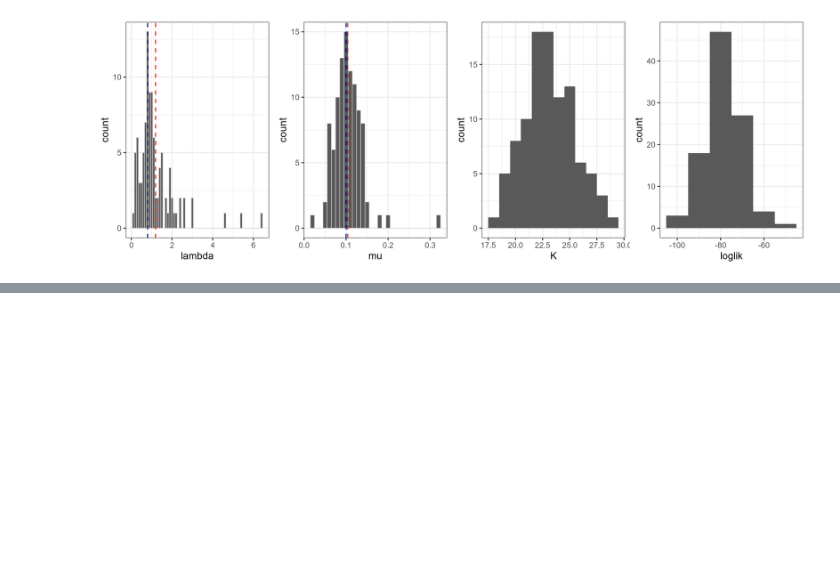
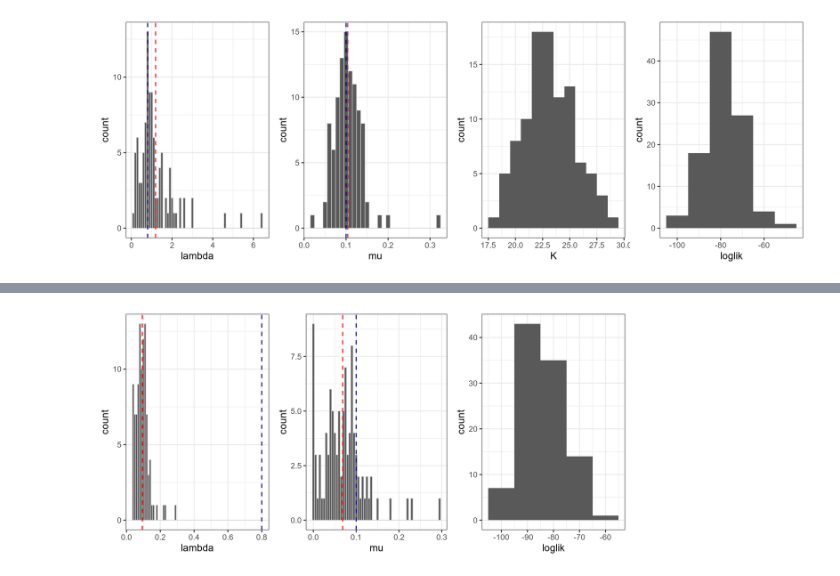
Before and after one commit to singuyenmai/bioModelling, a Jupyter notebook: macroevolution/SiNguyenMai_s4278836.ipynb, the cells around one changed output, grey strips where cells are left out. Saved outputs shown, nothing was run; the diff lists cells and outputs as text; code cells hidden in the pictures; blank space fills up the shorter version.

```diff
--- a/macroevolution/SiNguyenMai_s4278836.ipynb
+++ b/macroevolution/SiNguyenMai_s4278836.ipynb
@@ -186,0 +157,8 @@ Taken together, the estimation strongly suggests that there was density-dependen
+# %%
+# estimate the parameters with the density-independent model
+opt_data_inde <- data.frame()
+
+for (i in 1:100){
+    opt <- DDD::dd_ML(brts_data[[i]], initparsopt = c(0.8, 0.1), idparsopt=c(1,2), idparsfix=3, parsfix=Inf)
+    opt_data_inde <- rbind(opt_data_inde, opt)
+}
@@ -186,0 +175,17 @@ Taken together, the estimation strongly suggests that there was density-dependen
+# %%
+hla <- ggplot(opt_data_inde, aes(x=lambda)) + geom_histogram(binwidth = 0.01, color= "LightGray") +
+        geom_vline(aes(xintercept = 0.8), color="DarkBlue", linetype="dashed", size=1)+
+        geom_vline(aes(xintercept = mean(lambda)), color="red", linetype="dashed", size=1)+
+        theme_bw(base_size = 20)
+
+hmu <- ggplot(opt_data_inde, aes(x=mu)) + geom_histogram(binwidth = 0.005, color="LightGray") +
+        geom_vline(aes(xintercept = 0.1), color="DarkBlue", linetype="dashed", size=1)+
+        geom_vline(aes(xintercept = mean(mu)), color="red", linetype="dashed", size=1)+
+        theme_bw(base_size = 20)
+# hk <- ggplot(opt_data_inde, aes(x=K)) + geom_histogram(binwidth = 1) + theme_bw(base_size = 20)
+hl <- ggplot(opt_data_inde, aes(x=loglik)) + geom_histogram(binwidth = 10) + theme_bw(base_size = 20)
+
+fig(20, 7)
+grid.arrange(hla, hmu, hl, ncol=4, nrow=1)
+# %% [output]
+[figure, added]
```
Also changed, not shown: parts of 11 cells of this notebook.
